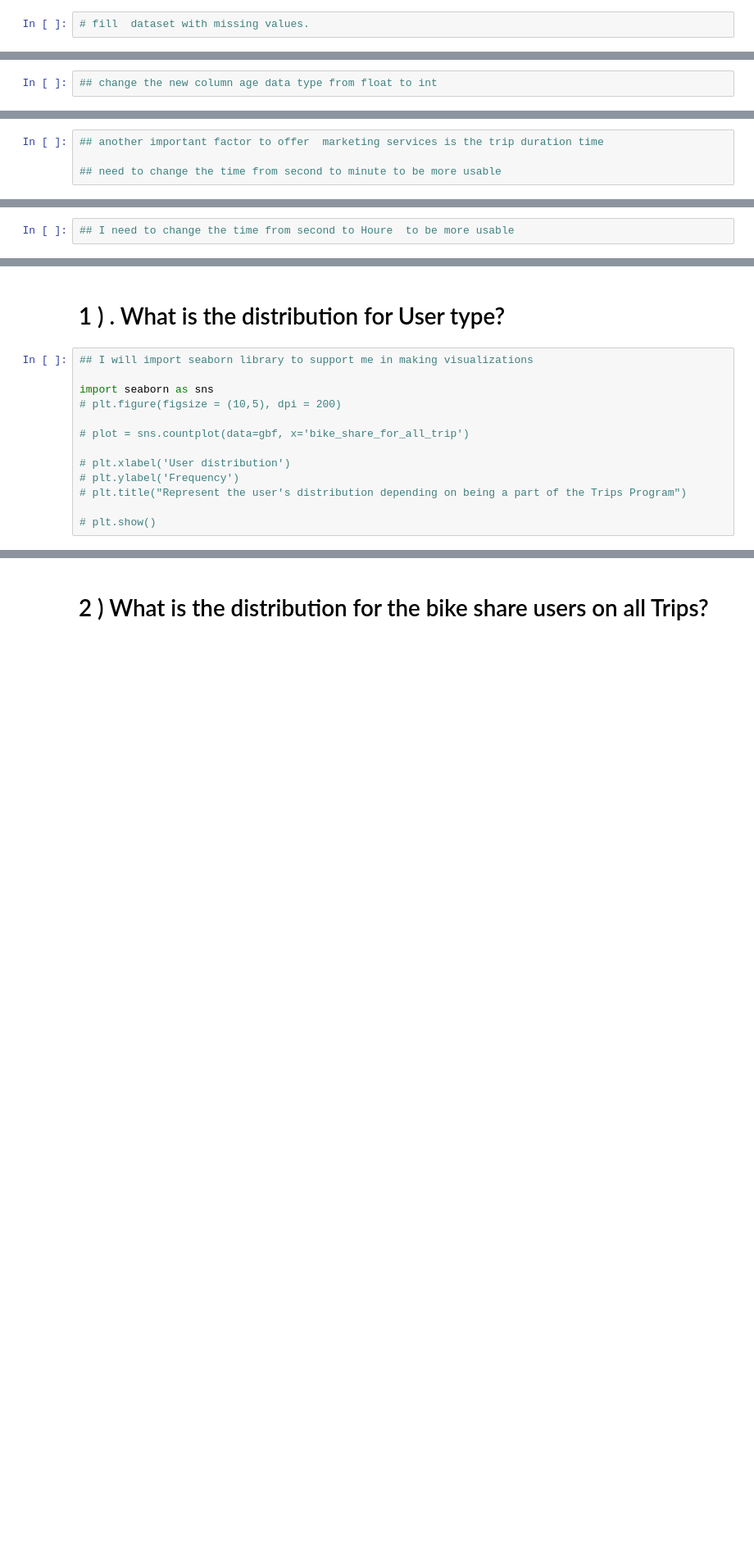
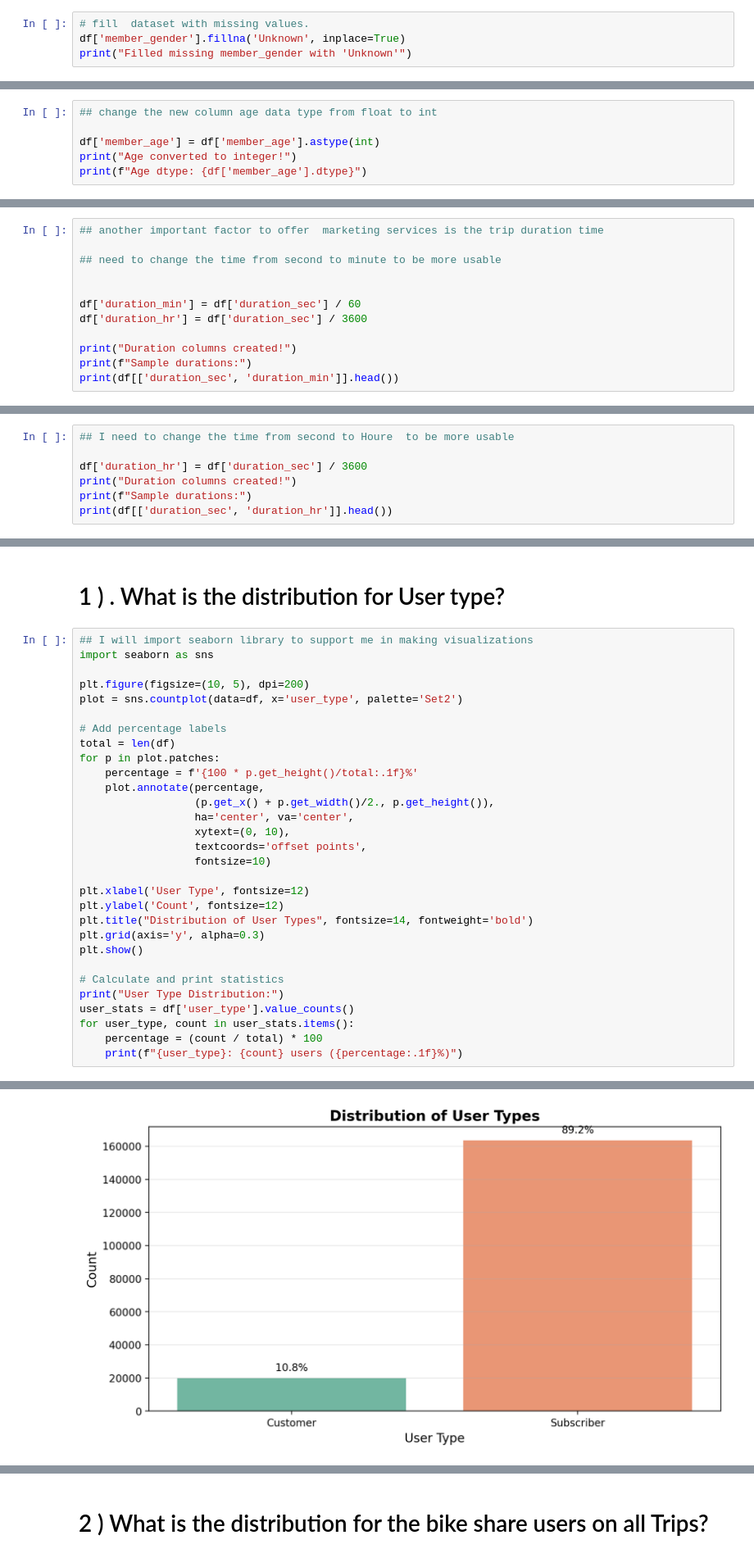
Before and after one commit to Hashem-Rashed/Data_Preprocessing_Module, a Jupyter notebook: datasciece-Final-Project.ipynb, the cells around one changed output, grey strips where cells are left out. Shown at 82% size. Cells and saved outputs as stored; diff of their text form; blank space fills up the shorter version.

```diff
--- a/datasciece-Final-Project.ipynb
+++ b/datasciece-Final-Project.ipynb
@@ -228,2 +357,4 @@ df.head()
 # %%
 # fill  dataset with missing values.
+df['member_gender'].fillna('Unknown', inplace=True)
+print("Filled missing member_gender with 'Unknown'")
@@ -275,2 +547,6 @@ df.head()
 # %%
 ## change the new column age data type from float to int
+
+df['member_age'] = df['member_age'].astype(int)
+print("Age converted to integer!")
+print(f"Age dtype: {df['member_age'].dtype}")
@@ -280,3 +595,11 @@ df.head()
 ## another important factor to offer  marketing services is the trip duration time
 
 ## need to change the time from second to minute to be more usable
+
+
+df['duration_min'] = df['duration_sec'] / 60
+df['duration_hr'] = df['duration_sec'] / 3600
+
+print("Duration columns created!")
+print(f"Sample durations:")
+print(df[['duration_sec', 'duration_min']].head())
@@ -283,2 +615,7 @@ df.head()
 # %%
 ## I need to change the time from second to Houre  to be more usable
+
+df['duration_hr'] = df['duration_sec'] / 3600
+print("Duration columns created!")
+print(f"Sample durations:")
+print(df[['duration_sec', 'duration_hr']].head())
@@ -299,14 +652,32 @@ and prepare yourself to look at relationships between variables.
 # <a id="1"> 1 ) . What is the distribution for User type?</a>
 # %%
 ## I will import seaborn library to support me in making visualizations
+import seaborn as sns
 
-import seaborn as sns
-# plt.figure(figsize = (10,5), dpi = 200)
+plt.figure(figsize=(10, 5), dpi=200)
+plot = sns.countplot(data=df, x='user_type', palette='Set2')
 
-# plot = sns.countplot(data=gbf, x='bike_share_for_all_trip')
+# Add percentage labels
+total = len(df)
+for p in plot.patches:
+    percentage = f'{100 * p.get_height()/total:.1f}%'
+    plot.annotate(percentage,
+                  (p.get_x() + p.get_width()/2., p.get_height()),
+                  ha='center', va='center',
+                  xytext=(0, 10),
+                  textcoords='offset points',
+                  fontsize=10)
 
-# plt.xlabel('User distribution')
-# plt.ylabel('Frequency')
-# plt.title("Represent the user's distribution depending on being a part of the Trips Program")
+plt.xlabel('User Type', fontsize=12)
+plt.ylabel('Count', fontsize=12)
+plt.title("Distribution of User Types", fontsize=14, fontweight='bold')
+plt.grid(axis='y', alpha=0.3)
+plt.show()
 
-# plt.show()
+# Calculate and print statistics
+print("User Type Distribution:")
+user_stats = df['user_type'].value_counts()
+for user_type, count in user_stats.items():
+    percentage = (count / total) * 100
+    print(f"{user_type}: {count} users ({percentage:.1f}%)")
+# %% [output]
@@ -312,0 +687 @@ import seaborn as sns
+[figure, added]
```
Also changed, not shown: parts of 30 cells of this notebook.
